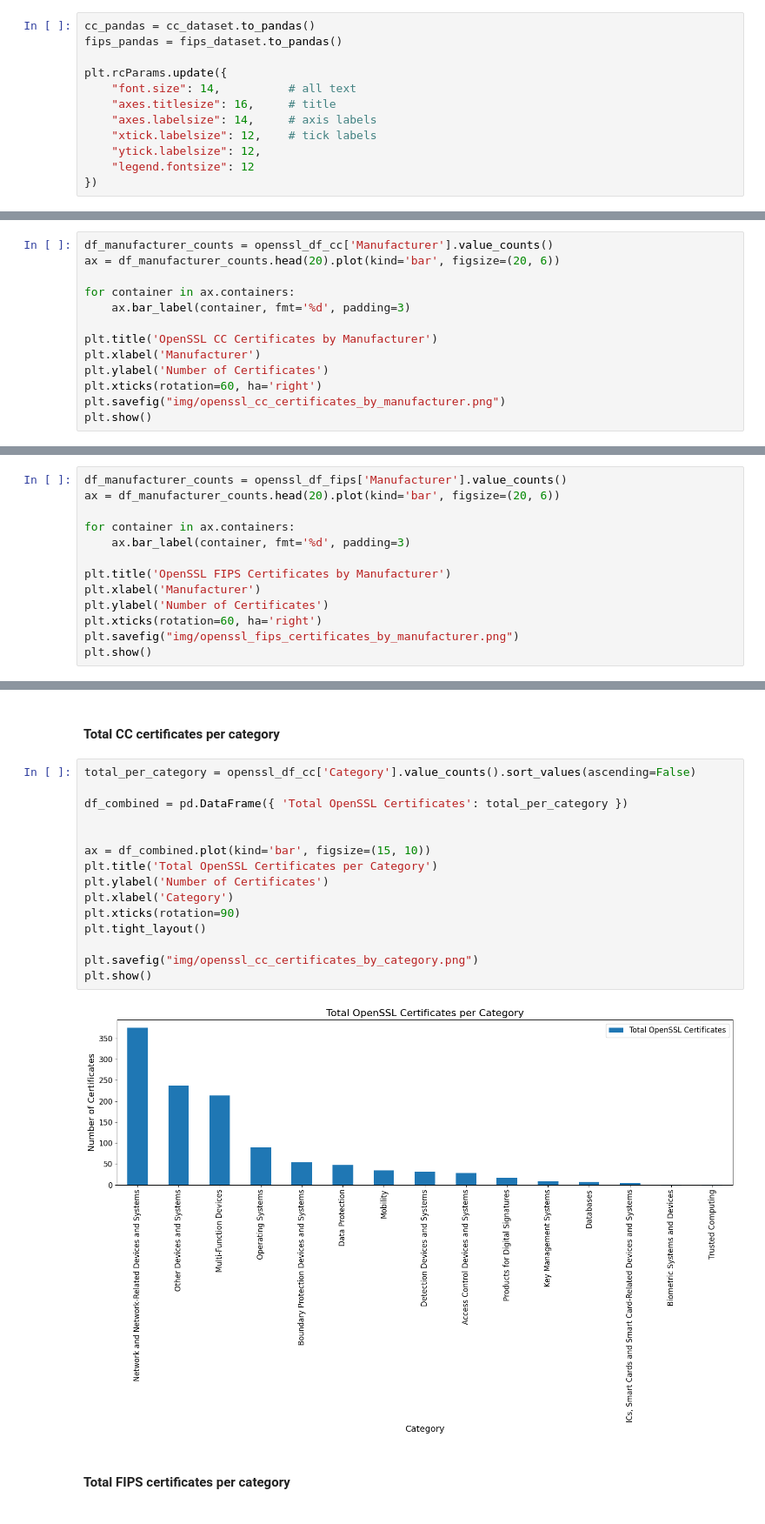
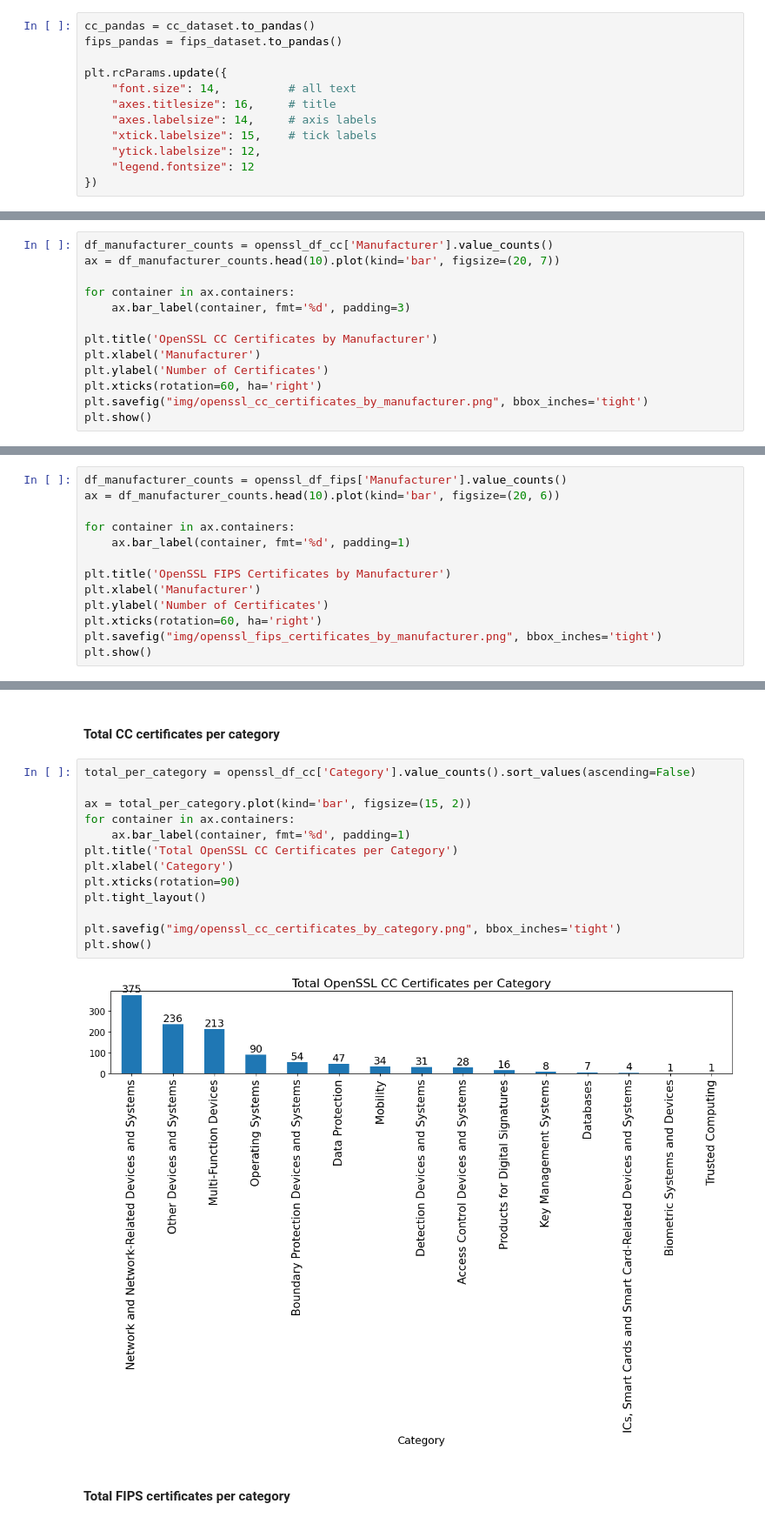
Before and after one commit to mr-akiio/thesis-code, a Jupyter notebook: notebooks/combined_cc_fips.ipynb, the cells around one changed output, grey strips where cells are left out. Shown at 87% size. Cells and saved outputs as stored; diff of their text form.

```diff
--- a/notebooks/combined_cc_fips.ipynb
+++ b/notebooks/combined_cc_fips.ipynb
@@ -71,7 +71,7 @@ plt.rcParams.update({
     "font.size": 14,          # all text
     "axes.titlesize": 16,     # title
     "axes.labelsize": 14,     # axis labels
-    "xtick.labelsize": 12,    # tick labels
+    "xtick.labelsize": 15,    # tick labels
     "ytick.labelsize": 12,
     "legend.fontsize": 12
 })
@@ -281,7 +310,7 @@ plt.show()
 #### Manufacturers mentioning OpenSSL in CC and FIPS certificates
 # %%
 df_manufacturer_counts = openssl_df_cc['Manufacturer'].value_counts()
-ax = df_manufacturer_counts.head(20).plot(kind='bar', figsize=(20, 6))
+ax = df_manufacturer_counts.head(10).plot(kind='bar', figsize=(20, 7))
 
 for container in ax.containers:
     ax.bar_label(container, fmt='%d', padding=3)
@@ -290,6 +319,6 @@ plt.title('OpenSSL CC Certificates by Manufacturer')
 plt.xlabel('Manufacturer')
 plt.ylabel('Number of Certificates')
 plt.xticks(rotation=60, ha='right')
-plt.savefig("img/openssl_cc_certificates_by_manufacturer.png")
+plt.savefig("img/openssl_cc_certificates_by_manufacturer.png", bbox_inches='tight')
 plt.show()
 # %% [output]
@@ -297,14 +326,14 @@ plt.show()
 # %%
 df_manufacturer_counts = openssl_df_fips['Manufacturer'].value_counts()
-ax = df_manufacturer_counts.head(20).plot(kind='bar', figsize=(20, 6))
+ax = df_manufacturer_counts.head(10).plot(kind='bar', figsize=(20, 6))
 
 for container in ax.containers:
-    ax.bar_label(container, fmt='%d', padding=3)
+    ax.bar_label(container, fmt='%d', padding=1)
 
 plt.title('OpenSSL FIPS Certificates by Manufacturer')
 plt.xlabel('Manufacturer')
 plt.ylabel('Number of Certificates')
 plt.xticks(rotation=60, ha='right')
-plt.savefig("img/openssl_fips_certificates_by_manufacturer.png")
+plt.savefig("img/openssl_fips_certificates_by_manufacturer.png", bbox_inches='tight')
 plt.show()
 # %% [output]
@@ -314,20 +343,18 @@ plt.show()
 # %%
 total_per_category = openssl_df_cc['Category'].value_counts().sort_values(ascending=False)
 
-df_combined = pd.DataFrame({ 'Total OpenSSL Certificates': total_per_category })
-
-
-ax = df_combined.plot(kind='bar', figsize=(15, 10))
-plt.title('Total OpenSSL Certificates per Category')
-plt.ylabel('Number of Certificates')
+ax = total_per_category.plot(kind='bar', figsize=(15, 2))
+for container in ax.containers:
+    ax.bar_label(container, fmt='%d', padding=1)
+plt.title('Total OpenSSL CC Certificates per Category')
 plt.xlabel('Category')
 plt.xticks(rotation=90)
 plt.tight_layout()
 
-plt.savefig("img/openssl_cc_certificates_by_category.png")
+plt.savefig("img/openssl_cc_certificates_by_category.png", bbox_inches='tight')
 plt.show()
 # %% [output]
-[figure, old version]
+[figure, new version]
 # %% [markdown]
 #### Total FIPS certificates per category
 # %%
```
Also changed, not shown: parts of 6 cells of this notebook, 4 other files.
